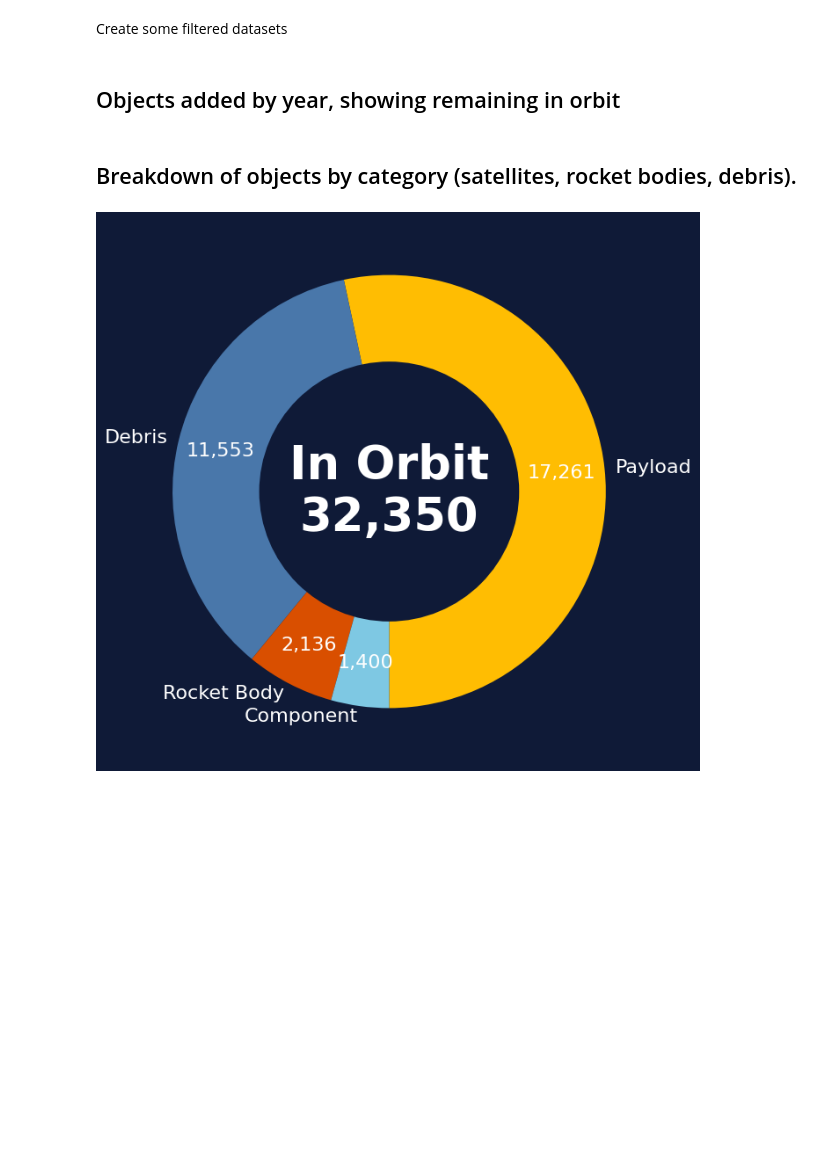
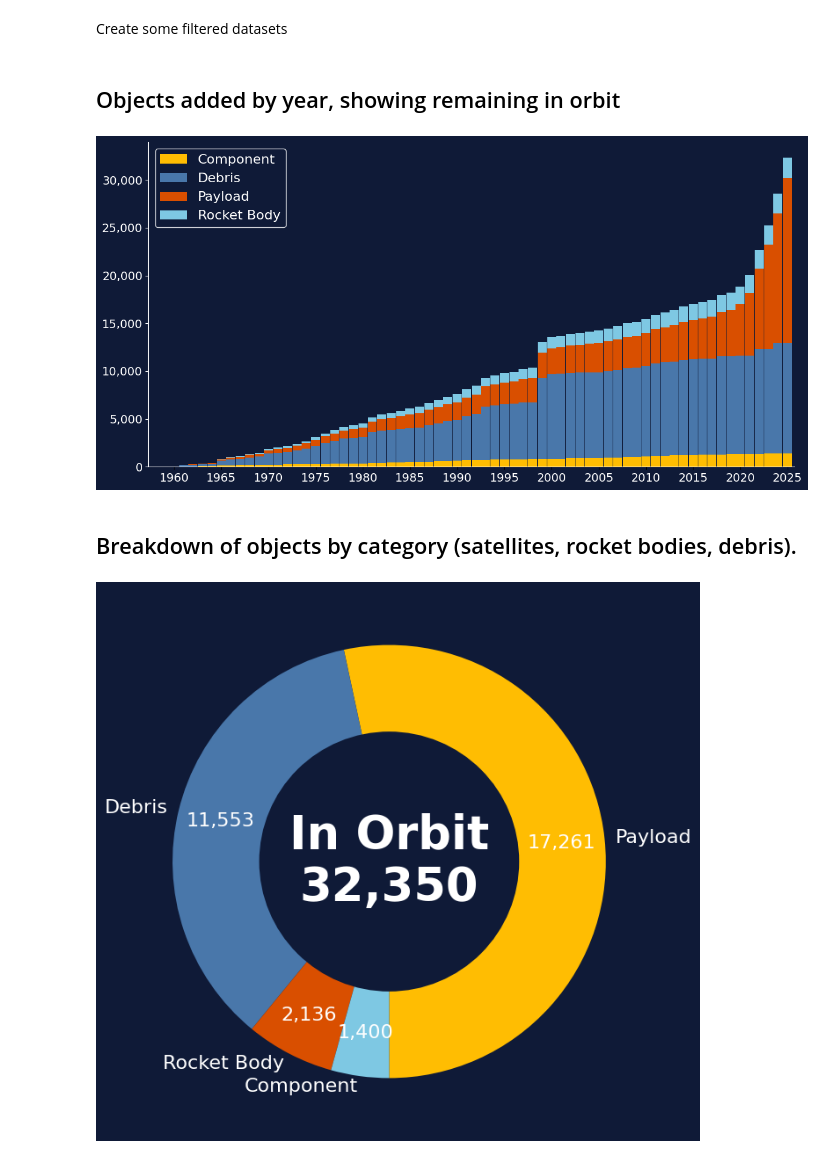
Before and after one commit to daemonchild/cardiffmet-dat5001-visualisation-of-data, a Jupyter notebook: assessment/pres1/2-dat5001-st20285213-tomrowan-pres1-create-graphs-vmversion.ipynb, the cells around one changed output. Saved outputs shown, nothing was run; the diff lists cells and outputs as text; code cells hidden in the pictures; blank space fills up the shorter version.

```diff
--- a/assessment/pres1/2-dat5001-st20285213-tomrowan-pres1-create-graphs-vmversion.ipynb
+++ b/assessment/pres1/2-dat5001-st20285213-tomrowan-pres1-create-graphs-vmversion.ipynb
@@ -291,6 +292,70 @@ fig.update_layout(
 )
 
 fig.show()
+# %%
+# Step 1: Filter for satellites currently in orbit
+df_orbit = sdf_in_orbit[sdf_in_orbit["In Orbit"] == True].copy()
+
+# Step 2: Extract launch year (assuming you have a 'Launch Date' column)
+df_orbit["Year"] = pd.to_datetime(df_orbit["Launch Date"]).dt.year
+
+# Step 3: Count objects by Year + Type Desc
+counts_by_year_type = (
+    df_orbit.groupby(["Year", "Type Desc"])
+    .size()
+    .reset_index(name="Count")
+)
+
+# Step 4: Pivot to wide format
+pivot_counts = counts_by_year_type.pivot(index="Year", columns="Type Desc", values="Count").fillna(0)
+
+# Step 5: Compute cumulative counts over time
+pivot_cumulative = pivot_counts.cumsum()
+
+# Step 6: Plot stacked bar chart
+fig, ax = plt.subplots(figsize=(12, 6), facecolor=bg)
+ax.set_facecolor(bg)
+
+pivot_cumulative.plot(
+    kind="bar",
+    stacked=True,
+    ax=ax,
+    color=foreground_colors[:len(pivot_cumulative.columns)],
+    width=0.95
+)
+
+# Get the years as an array
+years = pivot_cumulative.index.astype(int).to_numpy()
+
+# Find positions where the year is a multiple of 5 (adjust start if needed)
+mask = (years % 5 == 0)
+
+# Positions on the axis are 0..len(years)-1
+positions = np.arange(len(years))[mask]
+tick_labels = years[mask]
+
+ax.set_xticks(positions)
+ax.set_xticklabels(tick_labels, color="white", rotation=0, fontsize=14)
+ax.set_xlabel("", labelpad=0)
+
+# Styling (unchanged)
+#ax.set_title("Cumulative In-Orbit Objects by Year and Type", color="white", fontsize=18, pad=20)
+#ax.set_ylabel("Cumulative Number of Objects", color="white", fontsize=14)
+ax.yaxis.set_major_formatter(mticker.StrMethodFormatter('{x:,.0f}'))
+ax.tick_params(axis="y", colors="white", labelsize=14)
+ax.spines['top'].set_visible(False)
+ax.spines['right'].set_visible(False)
+ax.spines['left'].set_color('white')
+ax.spines['bottom'].set_color('white')
+
+legend = plt.legend( labelcolor="white", fontsize=16)
+legend.get_frame().set_facecolor(bg)
+legend.get_frame().set_edgecolor("white")
+
+plt.tight_layout()
+plt.show()
+# %% [output]
+[figure, added]
 # %% [markdown]
 ## Breakdown of objects by category (satellites, rocket bodies, debris).
 # %%
```
Also changed, not shown: parts of 20 cells of this notebook, 8 other files.
